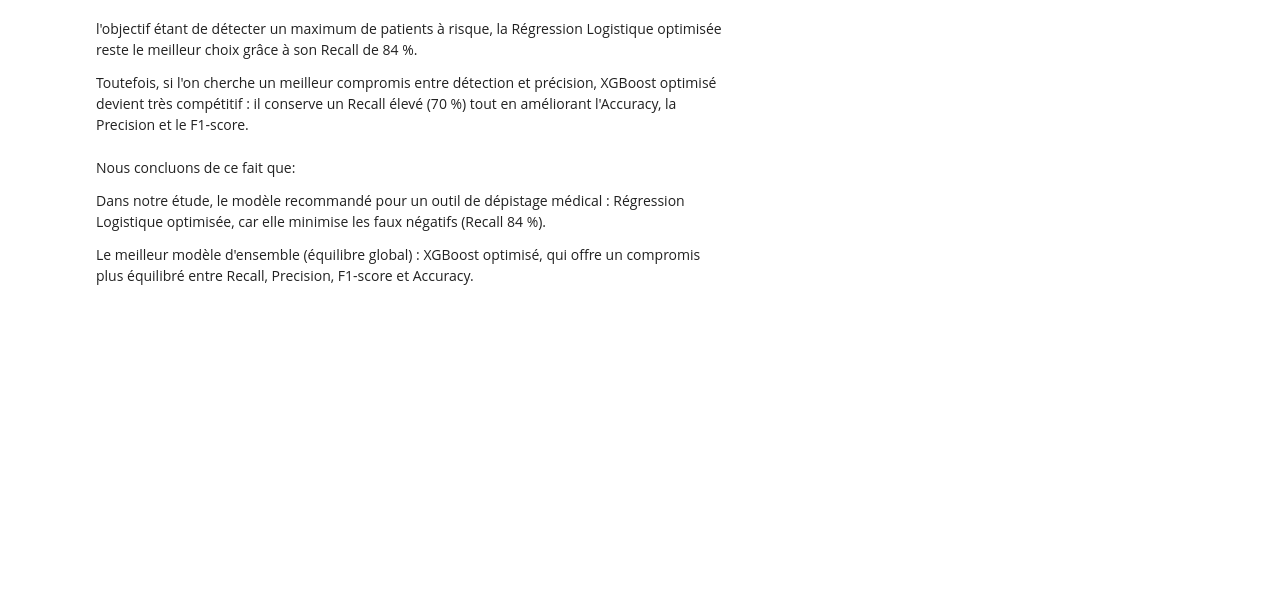
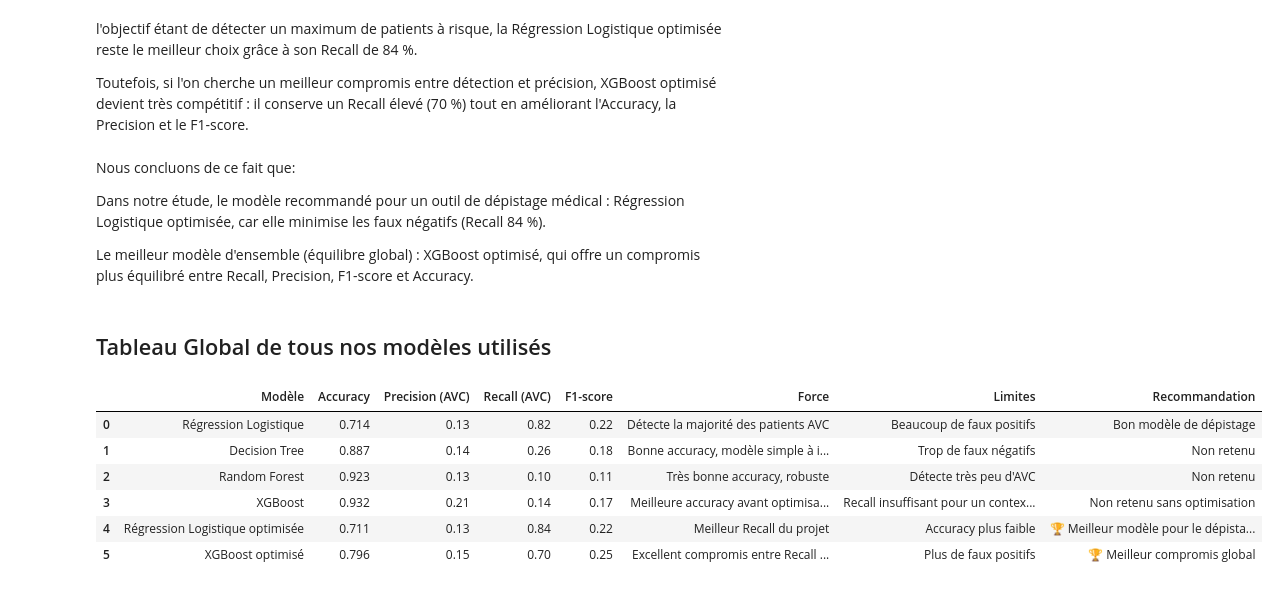
Before and after one commit to Audrey-Djomi/Pr-diction-du-risque-d-AVC-par-Machine-Learning, a Jupyter notebook: notebooks/05_model_evaluation.ipynb, the cells around one changed output. Cells and saved outputs as stored; diff of their text form; code cells hidden in the pictures; blank space fills up the shorter version.

Commit message:
Tableau global de nos modèles

```diff
--- a/notebooks/05_model_evaluation.ipynb
+++ b/notebooks/05_model_evaluation.ipynb
@@ -429,3 +429,51 @@ Nous concluons de ce fait que:
 Dans notre étude, le modèle recommandé pour un outil de dépistage médical : Régression Logistique optimisée, car elle minimise les faux négatifs (Recall 84 %).
 
 Le meilleur modèle d'ensemble (équilibre global) : XGBoost optimisé, qui offre un compromis plus équilibré entre Recall, Precision, F1-score et Accuracy.
+# %% [markdown]
+## Tableau Global de tous nos modèles utilisés
+# %%
+tableau_global = pd.DataFrame({
+    "Modèle": [
+        "Régression Logistique",
+        "Decision Tree",
+        "Random Forest",
+        "XGBoost",
+        "Régression Logistique optimisée",
+        "XGBoost optimisé"
+    ],
+    "Accuracy": [0.714, 0.887, 0.923, 0.932, 0.711, 0.796],
+    "Precision (AVC)": [0.13, 0.14, 0.13, 0.21, 0.13, 0.15],
+    "Recall (AVC)": [0.82, 0.26, 0.10, 0.14, 0.84, 0.70],
+    "F1-score": [0.22, 0.18, 0.11, 0.17, 0.22, 0.25],
+
+    "Force": ["Détecte la majorité des patients AVC",
+              "Bonne accuracy, modèle simple à interpréter",
+               " Très bonne accuracy, robuste",
+                "Meilleure accuracy avant optimisation",
+                "Meilleur Recall du projet",
+                " Excellent compromis entre Recall et Accuracy"],
+
+    "Limites": ["Beaucoup de faux positifs",
+                "Trop de faux négatifs",
+                " Détecte très peu d'AVC",
+                "Recall insuffisant pour un contexte médical",
+                "Accuracy plus faible",
+                " Plus de faux positifs"],
+
+        "Recommandation" : ["Bon modèle de dépistage",
+              "Non retenu",
+               "Non retenu",
+                "Non retenu sans optimisation",
+                "🏆 Meilleur modèle pour le dépistage médical",
+                " 🏆 Meilleur compromis global"]
+})
+
+tableau_global
+# %% [output]
+|  | Modèle | Accuracy | Precision (AVC) | Recall (AVC) | F1-score | Force | Limites | Recommandation |
+| 0 | Régression Logistique | 0.714 | 0.13 | 0.82 | 0.22 | Détecte la majorité des patients AVC | Beaucoup de faux positifs | Bon modèle de dépistage |
+| 1 | Decision Tree | 0.887 | 0.14 | 0.26 | 0.18 | Bonne accuracy, modèle simple à i... | Trop de faux négatifs | Non retenu |
+| 2 | Random Forest | 0.923 | 0.13 | 0.10 | 0.11 | Très bonne accuracy, robuste | Détecte très peu d'AVC | Non retenu |
+| 3 | XGBoost | 0.932 | 0.21 | 0.14 | 0.17 | Meilleure accuracy avant optimisa... | Recall insuffisant pour un contex... | Non retenu sans optimisation |
+| 4 | Régression Logistique optimisée | 0.711 | 0.13 | 0.84 | 0.22 | Meilleur Recall du projet | Accuracy plus faible | 🏆 Meilleur modèle pour le dépista... |
+| 5 | XGBoost optimisé | 0.796 | 0.15 | 0.70 | 0.25 | Excellent compromis entre Recall ... | Plus de faux positifs | 🏆 Meilleur compromis global |
```
Also changed, not shown: parts of 2 cells of this notebook.
